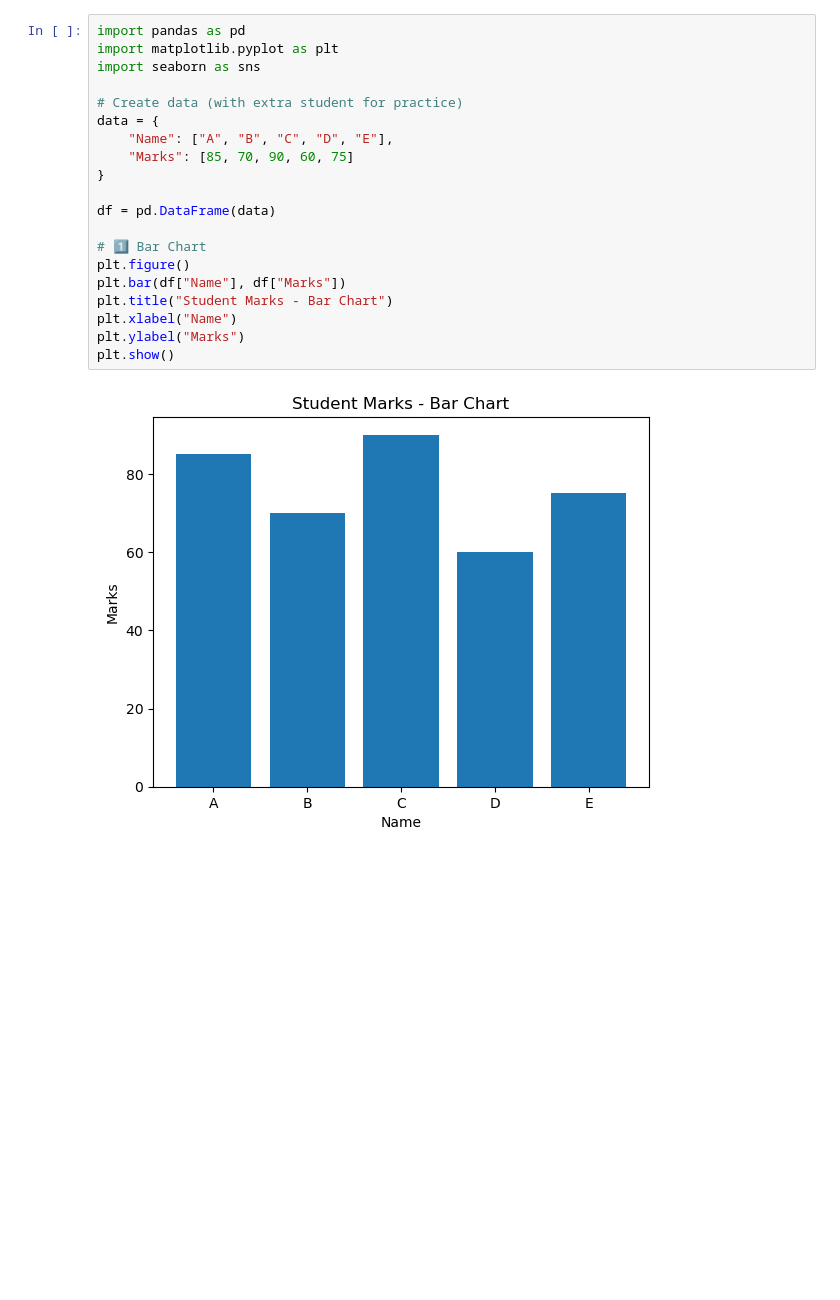
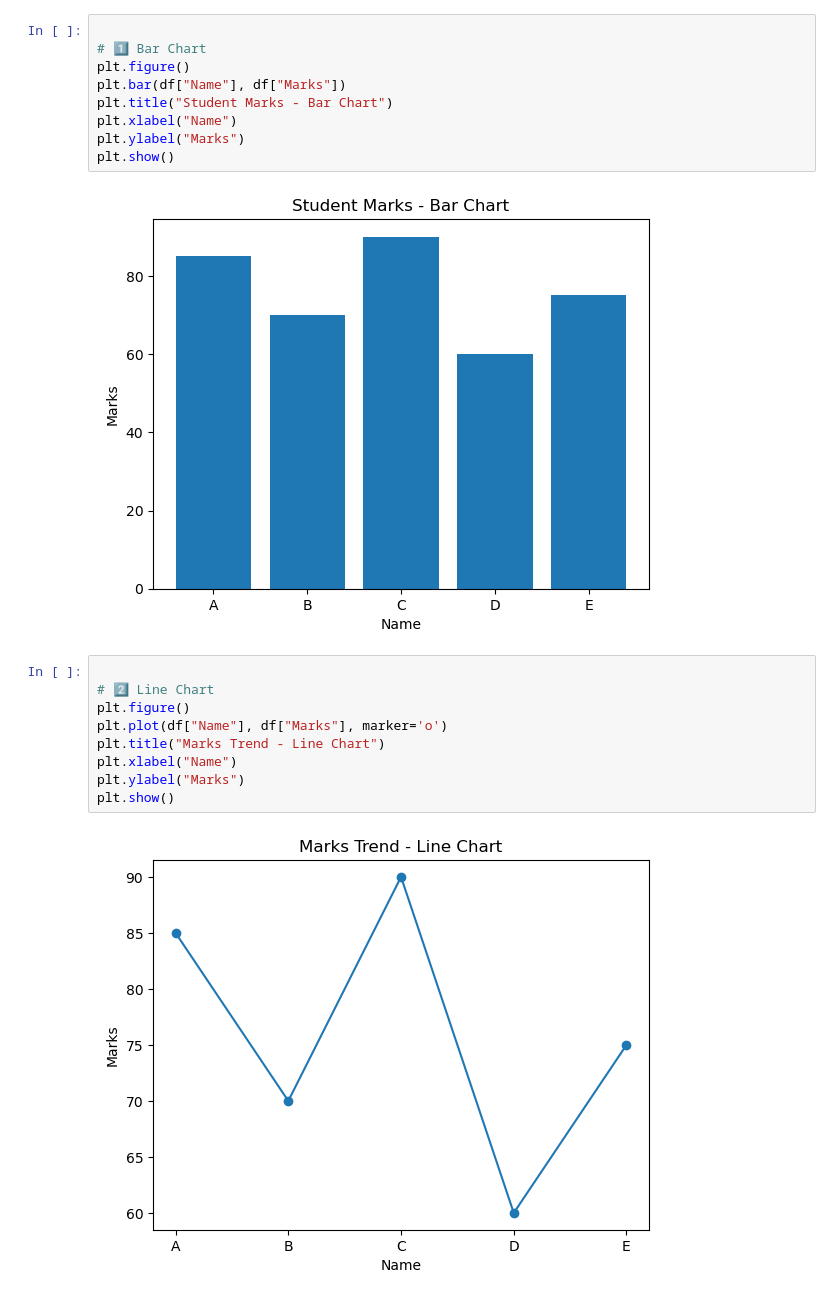
Before and after one commit to sakshi07bhosale/Data-Science, a Jupyter notebook: Day5/matplotlib.ipynb, the cells around one changed output. Drawn from its saved outputs; the diff is of its cells as text; blank space fills up the shorter version.

Commit message:
line chart created using python

```diff
--- a/Day5/matplotlib.ipynb
+++ b/Day5/matplotlib.ipynb
@@ -11,17 +11,6 @@ data = {
 
 df = pd.DataFrame(data)
 # %%
-import pandas as pd
-import matplotlib.pyplot as plt
-import seaborn as sns
-
-# Create data (with extra student for practice)
-data = {
-    "Name": ["A", "B", "C", "D", "E"],
-    "Marks": [85, 70, 90, 60, 75]
-}
-
-df = pd.DataFrame(data)
 
 # 1️⃣ Bar Chart
 plt.figure()
@@ -32,3 +21,14 @@ plt.ylabel("Marks")
 plt.show()
 # %% [output]
 [figure]
+# %%
+
+# 2️⃣ Line Chart
+plt.figure()
+plt.plot(df["Name"], df["Marks"], marker='o')
+plt.title("Marks Trend - Line Chart")
+plt.xlabel("Name")
+plt.ylabel("Marks")
+plt.show()
+# %% [output]
+[figure, added]
```
